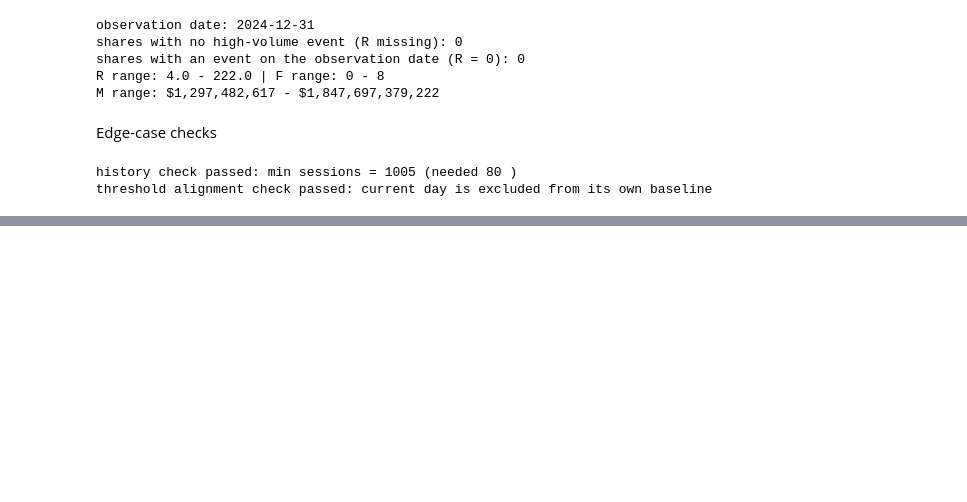
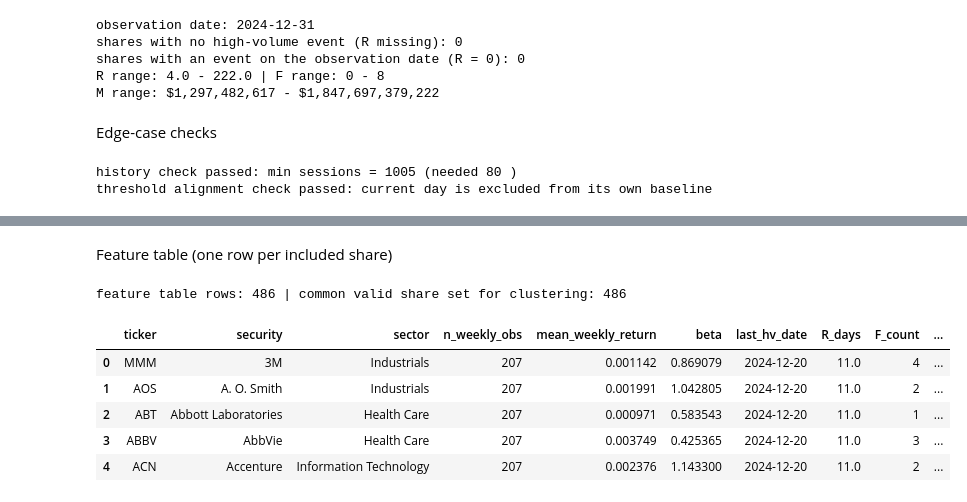
Before and after one commit to aaisha-aamina/sp500-rfm-stock-segmentation, a Jupyter notebook: Coursework_w2052143.ipynb, the cells around one changed output, grey strips where cells are left out. Cells and saved outputs as stored; diff of their text form; code cells hidden in the pictures; blank space fills up the shorter version.

```diff
--- a/Coursework_w2052143.ipynb
+++ b/Coursework_w2052143.ipynb
@@ -428,0 +473,28 @@ threshold alignment check passed: current day is excluded from its own baseline
+# %% [markdown]
+Feature table (one row per included share)
+# %%
+feat = pd.DataFrame({'ticker': retained})
+feat['security'] = feat['ticker'].map(info['Security'])
+feat['sector']   = feat['ticker'].map(info['GICS Sector'])
+feat['n_weekly_obs']       = len(rets)
+feat['mean_weekly_return'] = feat['ticker'].map(mean_ret)
+feat['beta']               = feat['ticker'].map(beta)
+feat['last_hv_date']       = feat['ticker'].map(last_event)
+feat['R_days']             = feat['ticker'].map(R)
+feat['F_count']            = feat['ticker'].map(F)
+feat['M_usd']              = feat['ticker'].map(M)
+feat['rfm_valid']          = feat['R_days'].notna()
+feat['common_valid_set']   = feat['rfm_valid'] & feat[['mean_weekly_return', 'beta']].notna().all(axis=1)
+
+feat.to_csv(OUT_DIR / 'task1_feature_table.csv', index=False)
+rets[retained + [BENCH]].to_csv(OUT_DIR / 'weekly_returns.csv')
+print('feature table rows:', len(feat), '| common valid share set for clustering:', int(feat['common_valid_set'].sum()))
+feat.head()
+# %% [output]
+feature table rows: 486 | common valid share set for clustering: 486
+|  | ticker | security | sector | n_weekly_obs | mean_weekly_return | beta | last_hv_date | R_days | F_count | ... |
+| 0 | MMM | 3M | Industrials | 207 | 0.001142 | 0.869079 | 2024-12-20 | 11.0 | 4 | ... |
+| 1 | AOS | A. O. Smith | Industrials | 207 | 0.001991 | 1.042805 | 2024-12-20 | 11.0 | 2 | ... |
+| 2 | ABT | Abbott Laboratories | Health Care | 207 | 0.000971 | 0.583543 | 2024-12-20 | 11.0 | 1 | ... |
+| 3 | ABBV | AbbVie | Health Care | 207 | 0.003749 | 0.425365 | 2024-12-20 | 11.0 | 3 | ... |
+| 4 | ACN | Accenture | Information Technology | 207 | 0.002376 | 1.143300 | 2024-12-20 | 11.0 | 2 | ... |
```
Also changed, not shown: parts of 5 cells of this notebook.
